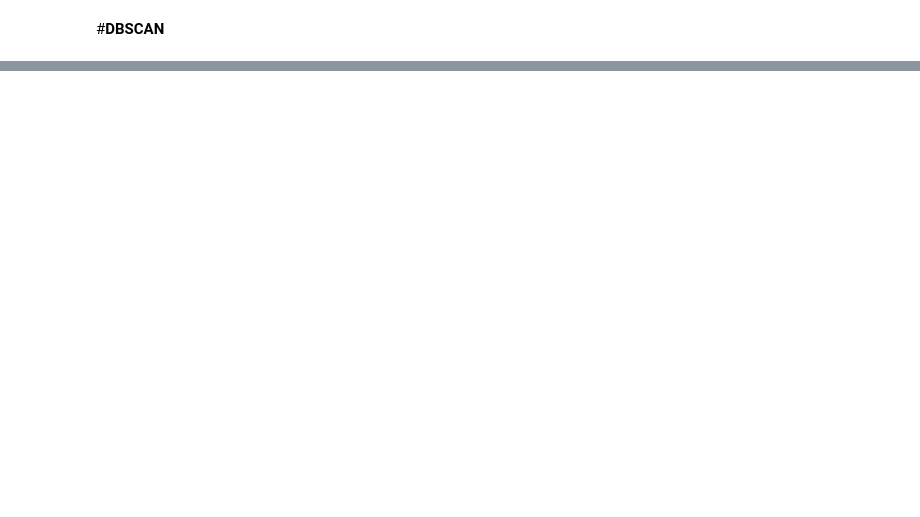
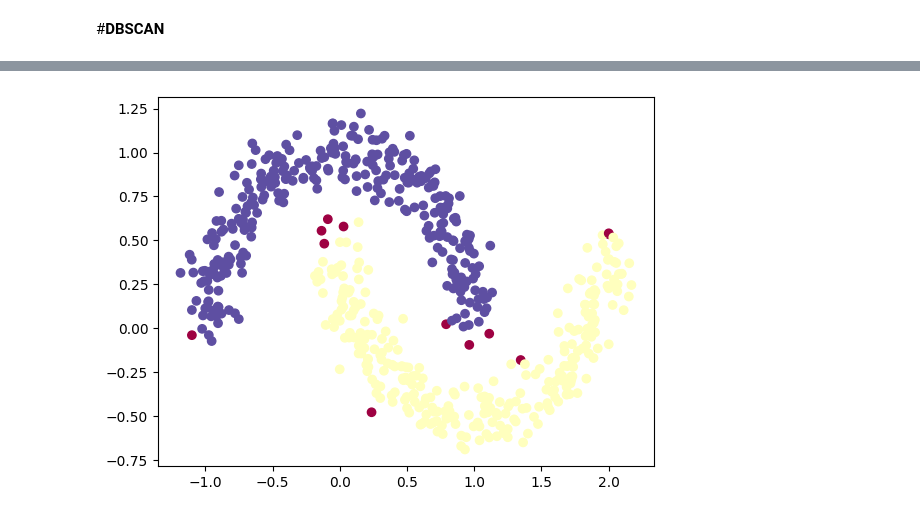
Before and after one commit to ffreirea1988/usm, a Jupyter notebook: Clustering_DBSCAN.ipynb, the cells around one changed output, grey strips where cells are left out. Saved outputs shown, nothing was run; the diff lists cells and outputs as text; code cells hidden in the pictures; blank space fills up the shorter version.

```diff
--- a/Clustering_DBSCAN.ipynb
+++ b/Clustering_DBSCAN.ipynb
@@ -210,0 +175,12 @@ plt.scatter(centers[:, 0], centers[:, 1], c='black', s=50, alpha=0.5)
+# %%
+#HDBSCAN
+import hdbscan
+
+clusterer = hdbscan.HDBSCAN(min_cluster_size=20)
+cluster_labels = clusterer.fit_predict(X)
+
+# Graficar los resultados
+plt.scatter(X[:, 0], X[:, 1], c=cluster_labels, cmap='Spectral')
+plt.show()
+# %% [output]
+[figure, added]
```
Also changed, not shown: parts of 35 cells of this notebook.
